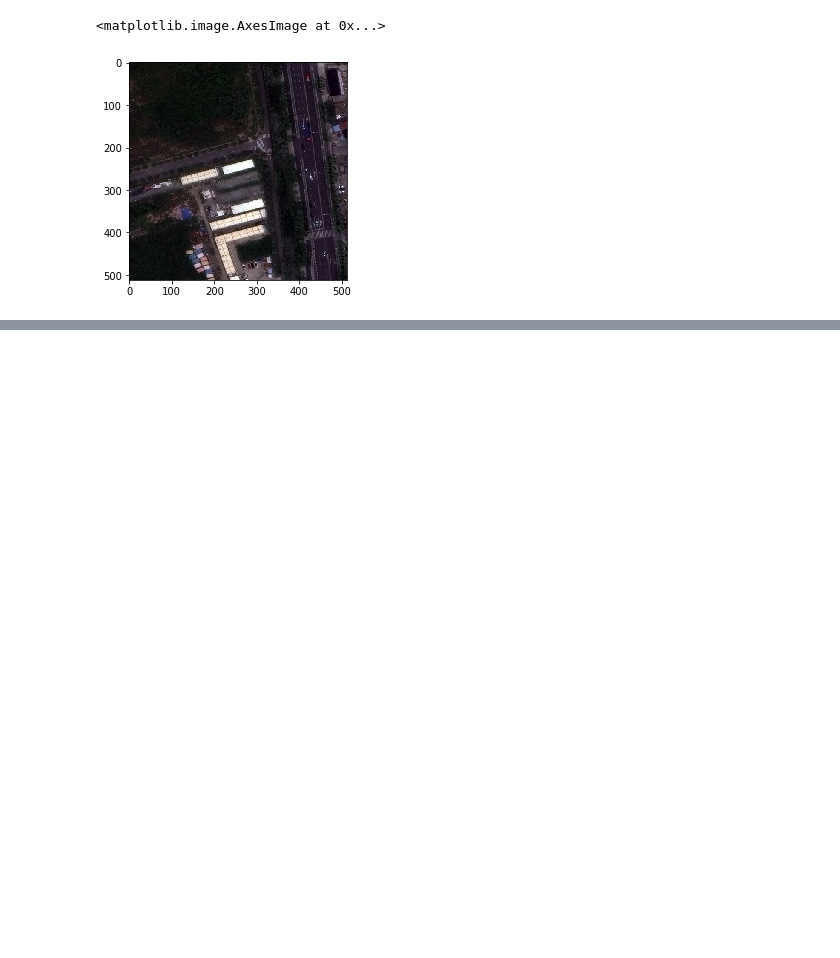
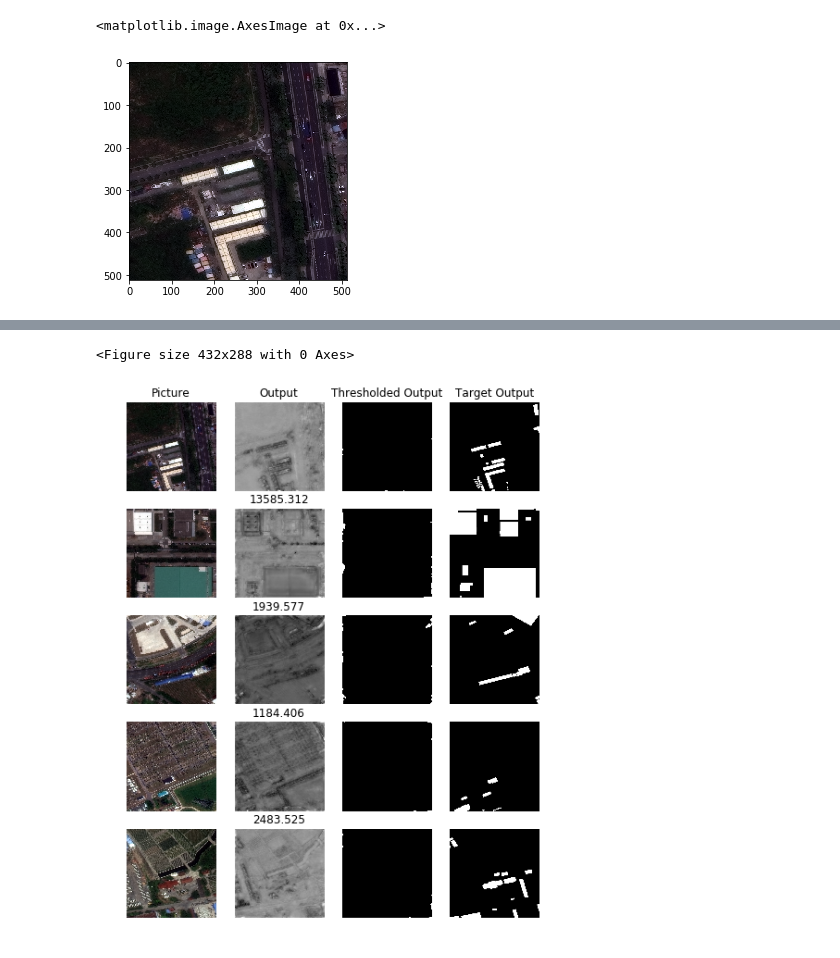
Before and after one commit to ngundotra/urban3dchallenge, a Jupyter notebook: albu/src/MixedModel-Vis.ipynb, the cells around one changed output, grey strips where cells are left out. Drawn from its saved outputs; the diff is of its cells as text; code cells hidden in the pictures; blank space fills up the shorter version.

```diff
--- a/albu/src/MixedModel-Vis.ipynb
+++ b/albu/src/MixedModel-Vis.ipynb
@@ -79,0 +110,5 @@ RuntimeError: invalid argument 0: Sizes of tensors must match except in dimensio
+# %%
+generate_plot(datasets[1], 5)
+# %% [output]
+<Figure size 432x288 with 0 Axes>
+[figure, added]
```
Also changed, not shown: parts of 22 cells of this notebook.
